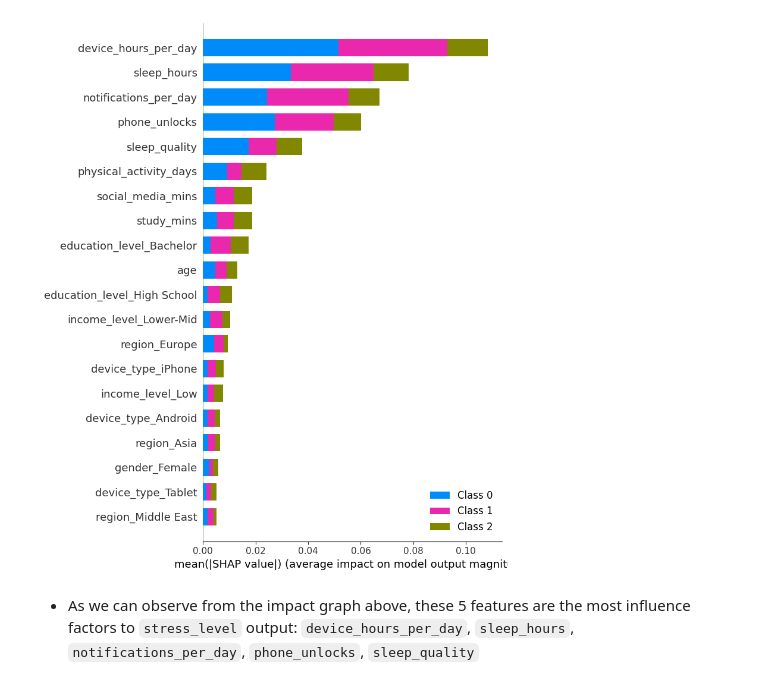
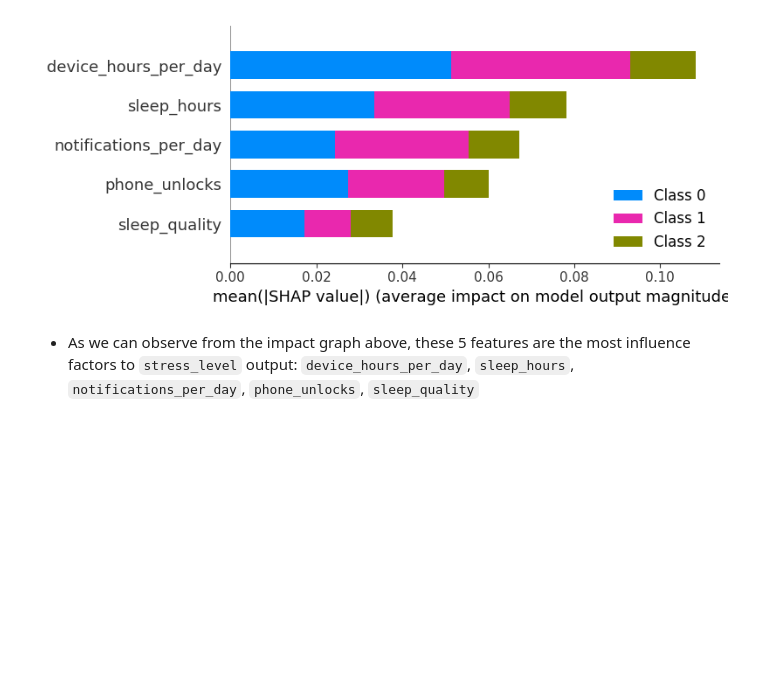
Before and after one commit to becacabe2002/digibuddy-model, a Jupyter notebook: SHAP-RandomForest.ipynb, the cells around one changed output. Saved outputs shown, nothing was run; the diff lists cells and outputs as text; code cells hidden in the pictures; blank space fills up the shorter version.

```diff
--- a/SHAP-RandomForest.ipynb
+++ b/SHAP-RandomForest.ipynb
@@ -41,11 +41,8 @@ onehot = preprocessor.named_transformers_['cat'].named_steps['onehot']
 onehot_feature_names = onehot.get_feature_names_out(categorical_features)
 feature_names = numerical_features + list(onehot_feature_names)
 # %%
-shap_values_array = np.array(shap_values)
-mean_shap = np.mean(np.abs(shap_values_array), axis=1)
-
-shap.summary_plot(shap_values, features=X_transformed, feature_names=feature_names,plot_type='bar', show=False)
+shap.summary_plot(shap_values, features=X_transformed, feature_names=feature_names,plot_type='bar', show=False, max_display=5)
 # %% [output]
-[figure, old version]
+[figure, new version]
 # %% [markdown]
 * As we can observe from the impact graph above, these 5 features are the most influence factors to `stress_level` output: `device_hours_per_day`, `sleep_hours`, `notifications_per_day`, `phone_unlocks`, `sleep_quality`
```
Also changed, not shown: 1 other file.
